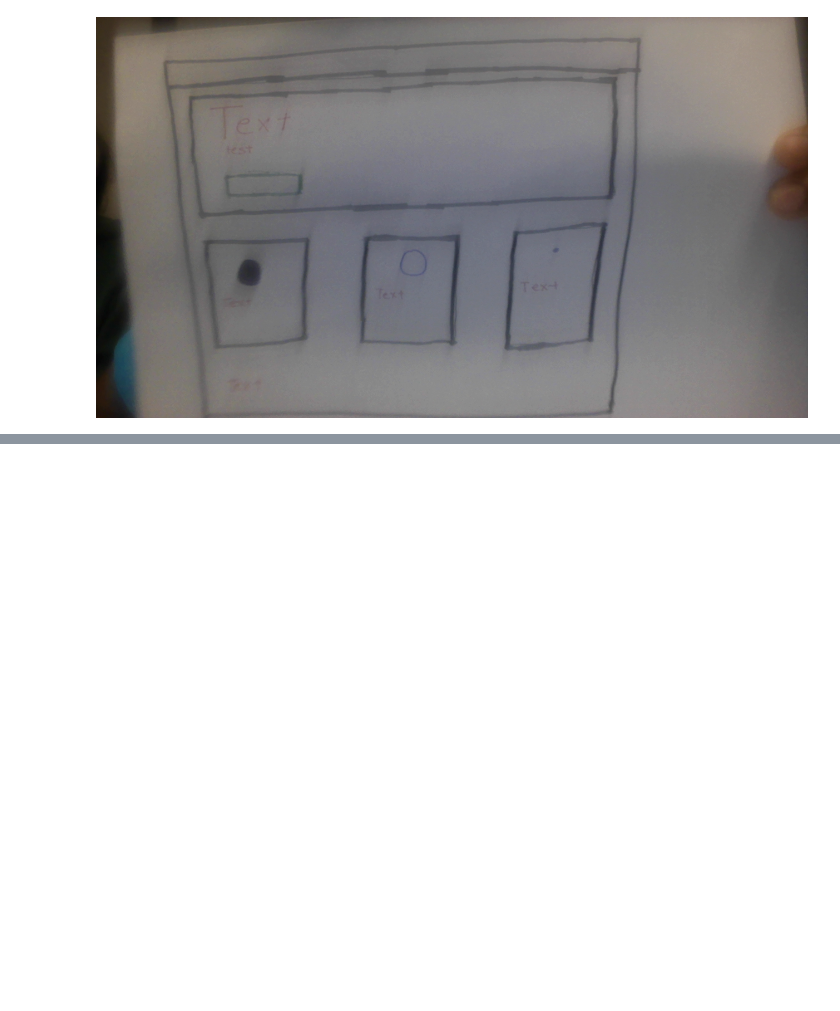
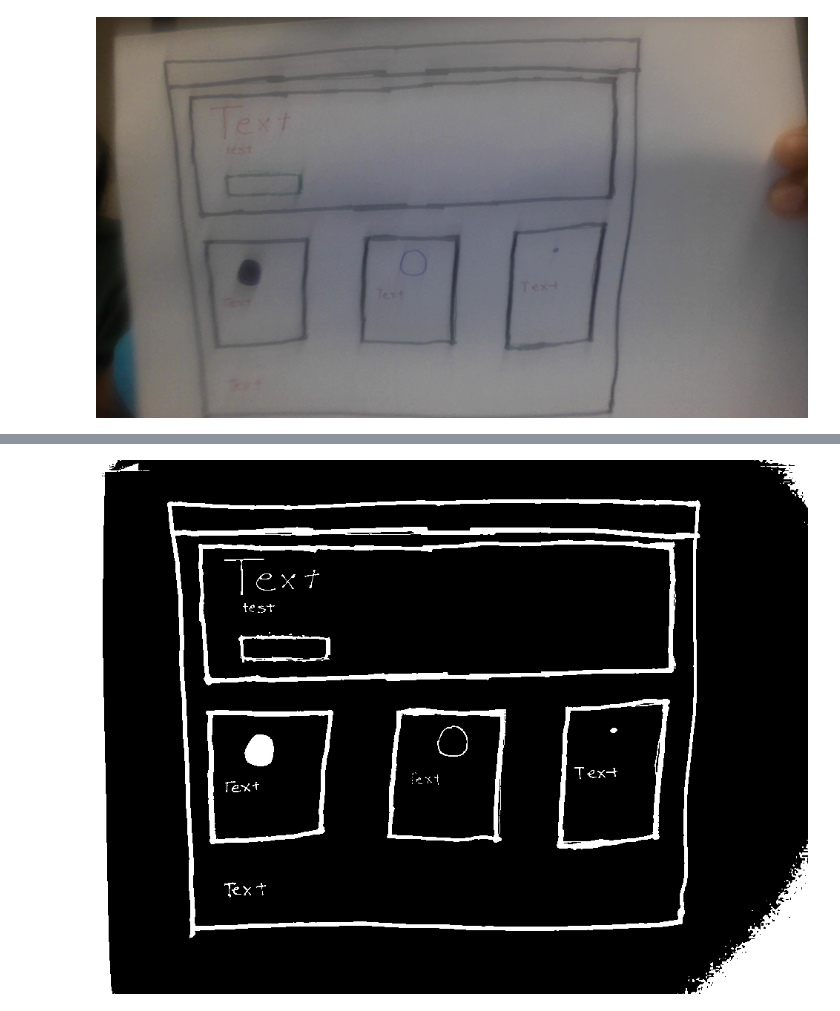
Before and after one commit to DenerosArmy/markup, a Jupyter notebook: Markup.ipynb, the cells around one changed output, grey strips where cells are left out. Cells and saved outputs as stored; diff of their text form; code cells hidden in the pictures; blank space fills up the shorter version.

```diff
--- a/Markup.ipynb
+++ b/Markup.ipynb
@@ -16,0 +69,2 @@ cam.getImage()
+# %%
+img = SimpleCV.Image("markup.jpg")
@@ -16,0 +77,4 @@ cam.getImage()
+# %%
+img.binarize()
+# %% [output]
+[figure, added]
```
Also changed, not shown: parts of 12 cells of this notebook.
